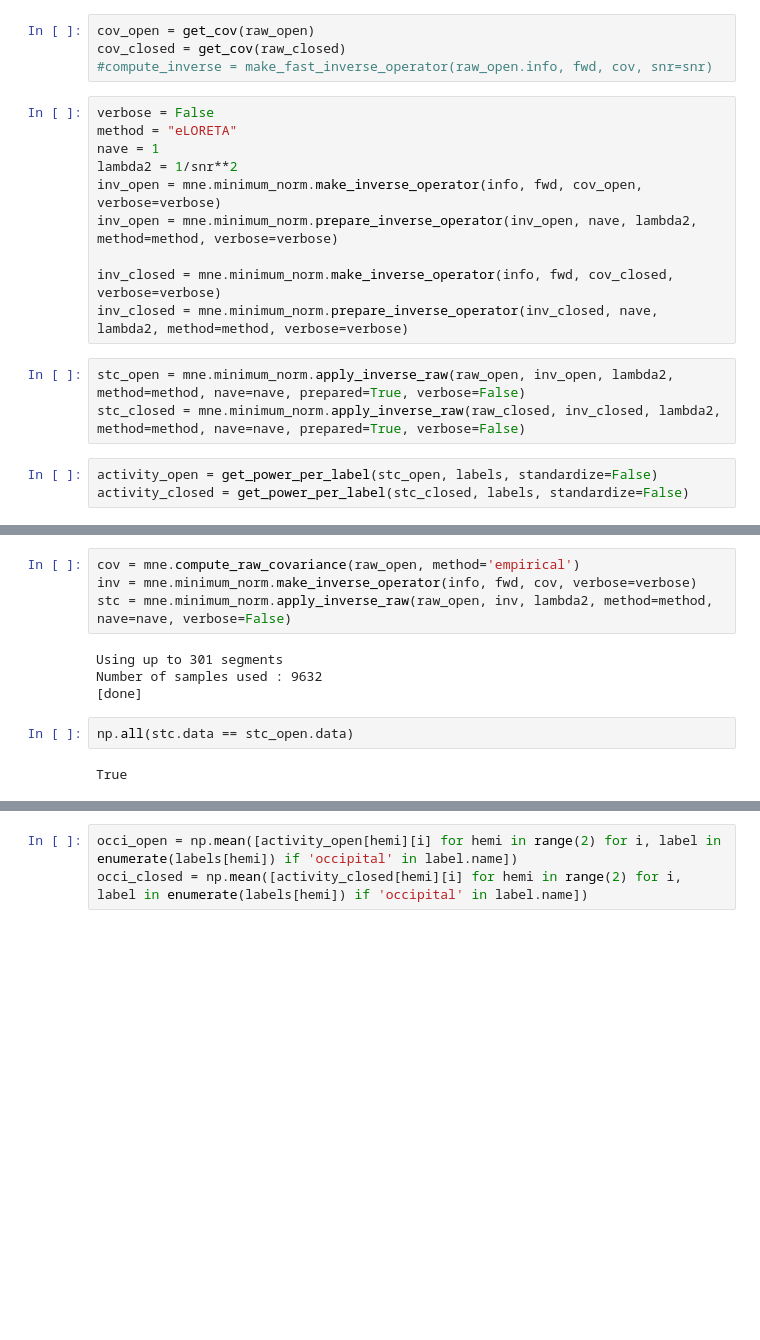
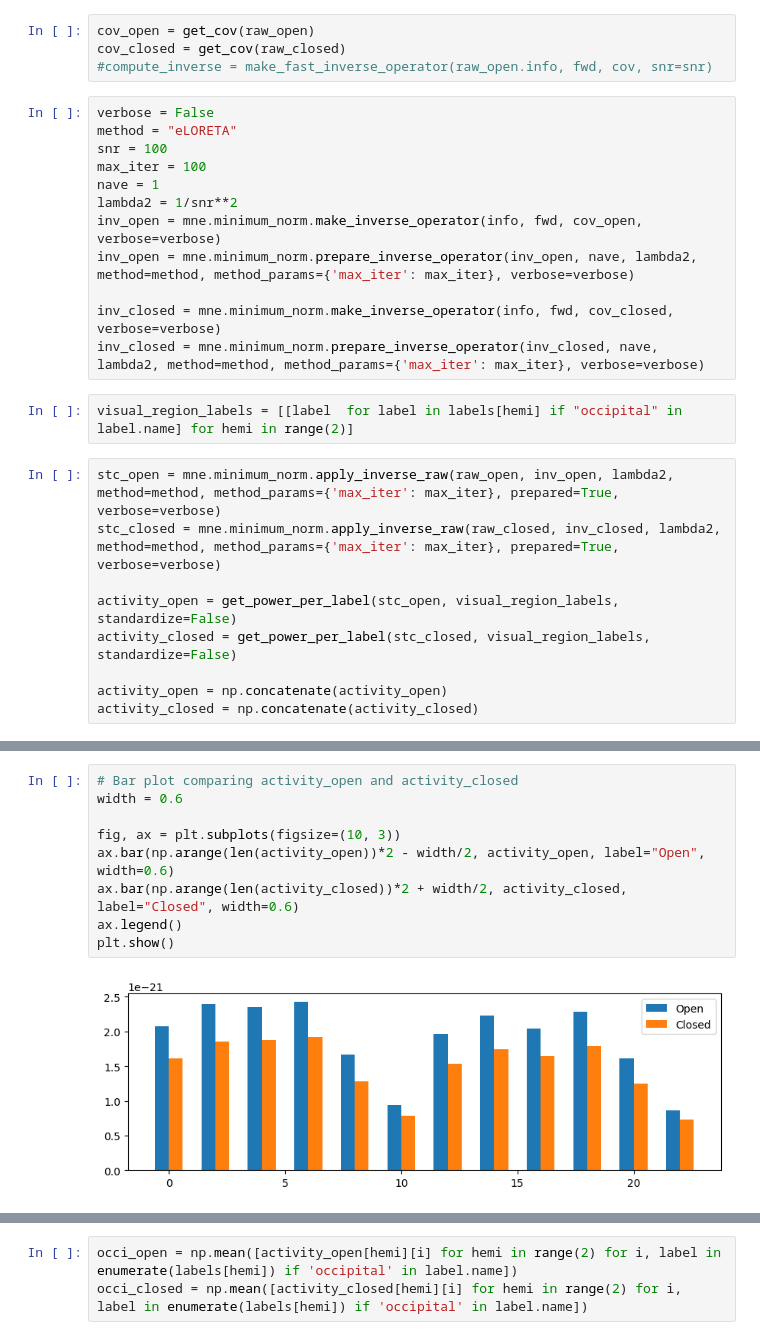
Before and after one commit to gjoelbye/TCAV-BENDR, a Jupyter notebook: notebooks/debugging.ipynb, the cells around one changed output, grey strips where cells are left out. Saved outputs shown, nothing was run; the diff lists cells and outputs as text; blank space fills up the shorter version.

```diff
--- a/notebooks/debugging.ipynb
+++ b/notebooks/debugging.ipynb
@@ -61,16 +60,23 @@ cov_closed = get_cov(raw_closed)
 # %%
 verbose = False
 method = "eLORETA"
+snr = 100
+max_iter = 100
 nave = 1
 lambda2 = 1/snr**2
 inv_open = mne.minimum_norm.make_inverse_operator(info, fwd, cov_open, verbose=verbose)
-inv_open = mne.minimum_norm.prepare_inverse_operator(inv_open, nave, lambda2, method=method, verbose=verbose)
+inv_open = mne.minimum_norm.prepare_inverse_operator(inv_open, nave, lambda2, method=method, method_params={'max_iter': max_iter}, verbose=verbose)
 
 inv_closed = mne.minimum_norm.make_inverse_operator(info, fwd, cov_closed, verbose=verbose)
-inv_closed = mne.minimum_norm.prepare_inverse_operator(inv_closed, nave, lambda2, method=method, verbose=verbose)
+inv_closed = mne.minimum_norm.prepare_inverse_operator(inv_closed, nave, lambda2, method=method, method_params={'max_iter': max_iter}, verbose=verbose)
+# %%
+visual_region_labels = [[label  for label in labels[hemi] if "occipital" in label.name] for hemi in range(2)]
 # %%
-stc_open = mne.minimum_norm.apply_inverse_raw(raw_open, inv_open, lambda2, method=method, nave=nave, prepared=True, verbose=False)
-stc_closed = mne.minimum_norm.apply_inverse_raw(raw_closed, inv_closed, lambda2, method=method, nave=nave, prepared=True, verbose=False)
+stc_open = mne.minimum_norm.apply_inverse_raw(raw_open, inv_open, lambda2, method=method, method_params={'max_iter': max_iter}, prepared=True, verbose=verbose)
+stc_closed = mne.minimum_norm.apply_inverse_raw(raw_closed, inv_closed, lambda2, method=method, method_params={'max_iter': max_iter}, prepared=True, verbose=verbose)
+
+activity_open = get_power_per_label(stc_open, visual_region_labels, standardize=False)
+activity_closed = get_power_per_label(stc_closed, visual_region_labels, standardize=False)
+
+activity_open = np.concatenate(activity_open)
+activity_closed = np.concatenate(activity_closed)
-# %%
-activity_open = get_power_per_label(stc_open, labels, standardize=False)
-activity_closed = get_power_per_label(stc_closed, labels, standardize=False)
@@ -98,12 +83,11 @@ Effective window size : 1.600 (s)
-# %%
-cov = mne.compute_raw_covariance(raw_open, method='empirical')
-inv = mne.minimum_norm.make_inverse_operator(info, fwd, cov, verbose=verbose)
-stc = mne.minimum_norm.apply_inverse_raw(raw_open, inv, lambda2, method=method, nave=nave, verbose=False)
-# %% [output]
-Using up to 301 segments
-Number of samples used : 9632
-[done]
-# %%
-np.all(stc.data == stc_open.data)
-# %% [output]
-True
+# %%
+# Bar plot comparing activity_open and activity_closed
+width = 0.6
+
+fig, ax = plt.subplots(figsize=(10, 3))
+ax.bar(np.arange(len(activity_open))*2 - width/2, activity_open, label="Open", width=0.6)
+ax.bar(np.arange(len(activity_closed))*2 + width/2, activity_closed, label="Closed", width=0.6)
+ax.legend()
+plt.show()
+# %% [output]
+[figure, added]
```
Also changed, not shown: parts of 13 cells of this notebook.
